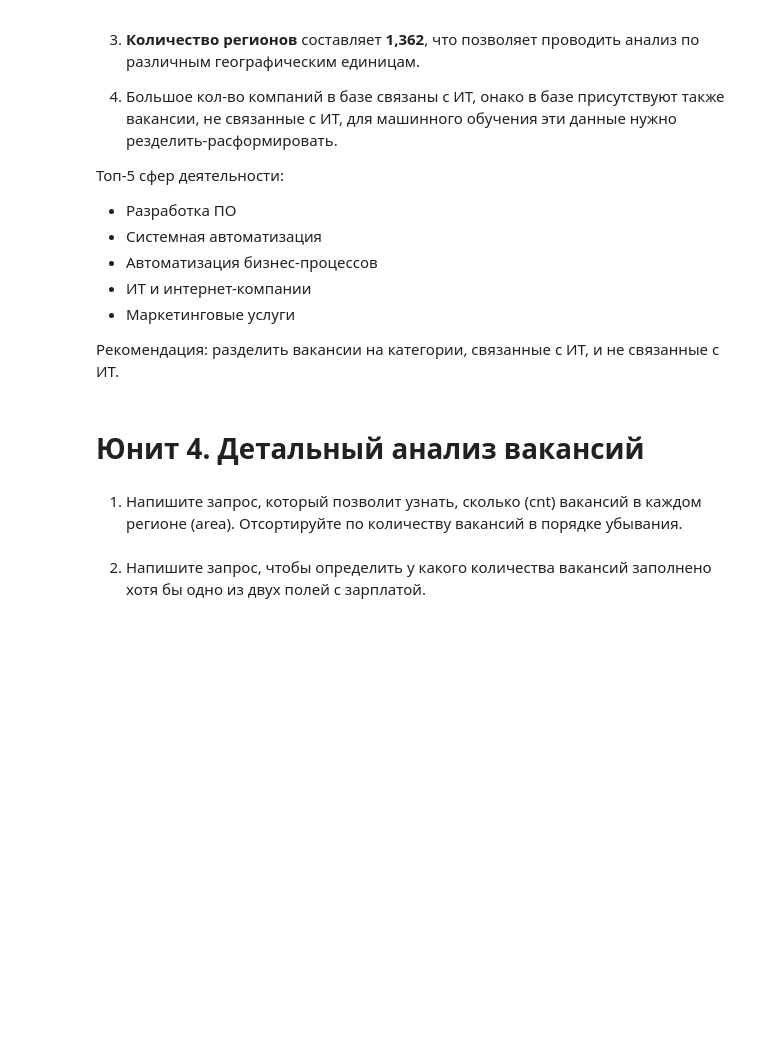
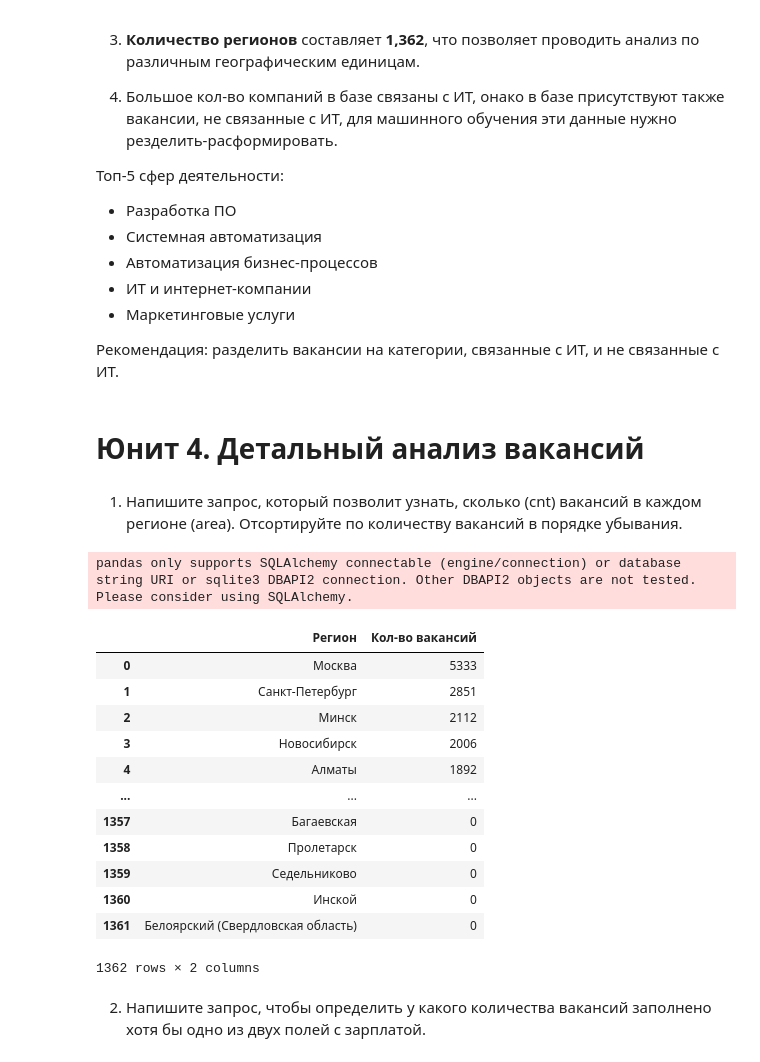
Before and after one commit to pelindzhinser/PROJECT_2, a Jupyter notebook: HH_PROJECT_2.ipynb, the cells around one changed output. Saved outputs shown, nothing was run; the diff lists cells and outputs as text; code cells hidden in the pictures; blank space fills up the shorter version.

```diff
--- a/HH_PROJECT_2.ipynb
+++ b/HH_PROJECT_2.ipynb
@@ -180,8 +188,33 @@ conclusion3_4
 Отсортируйте по количеству вакансий в порядке убывания.
 # %%
 # текст запроса
+query_4_1 = f'''SELECT
+                    a.name "Регион",
+                    count(v.id) as "Кол-во вакансий"
+                FROM areas a
+                LEFT JOIN vacancies v ON v.area_id=a.id
+                GROUP BY 1
+                ORDER BY 2 DESC
+'''
 # %%
 # результат запроса
+query4_1 = pd.read_sql_query(query_4_1, connection)
+query4_1
+# %% [output]
+pandas only supports SQLAlchemy connectable (engine/connection) or database string URI or sqlite3 DBAPI2 connection. Other DBAPI2 objects are not tested. Please consider using SQLAlchemy.
+|  | Регион | Кол-во вакансий |
+| 0 | Москва | 5333 |
+| 1 | Санкт-Петербург | 2851 |
+| 2 | Минск | 2112 |
+| 3 | Новосибирск | 2006 |
+| 4 | Алматы | 1892 |
+| ... | ... | ... |
+| 1357 | Багаевская | 0 |
+| 1358 | Пролетарск | 0 |
+| 1359 | Седельниково | 0 |
+| 1360 | Инской | 0 |
+| 1361 | Белоярский (Свердловская область) | 0 |
+1362 rows × 2 columns
 # %% [markdown]
 2. Напишите запрос, чтобы определить у какого количества вакансий заполнено хотя бы одно из двух полей с зарплатой.
 # %%
```
Also changed, not shown: parts of 18 cells of this notebook.
